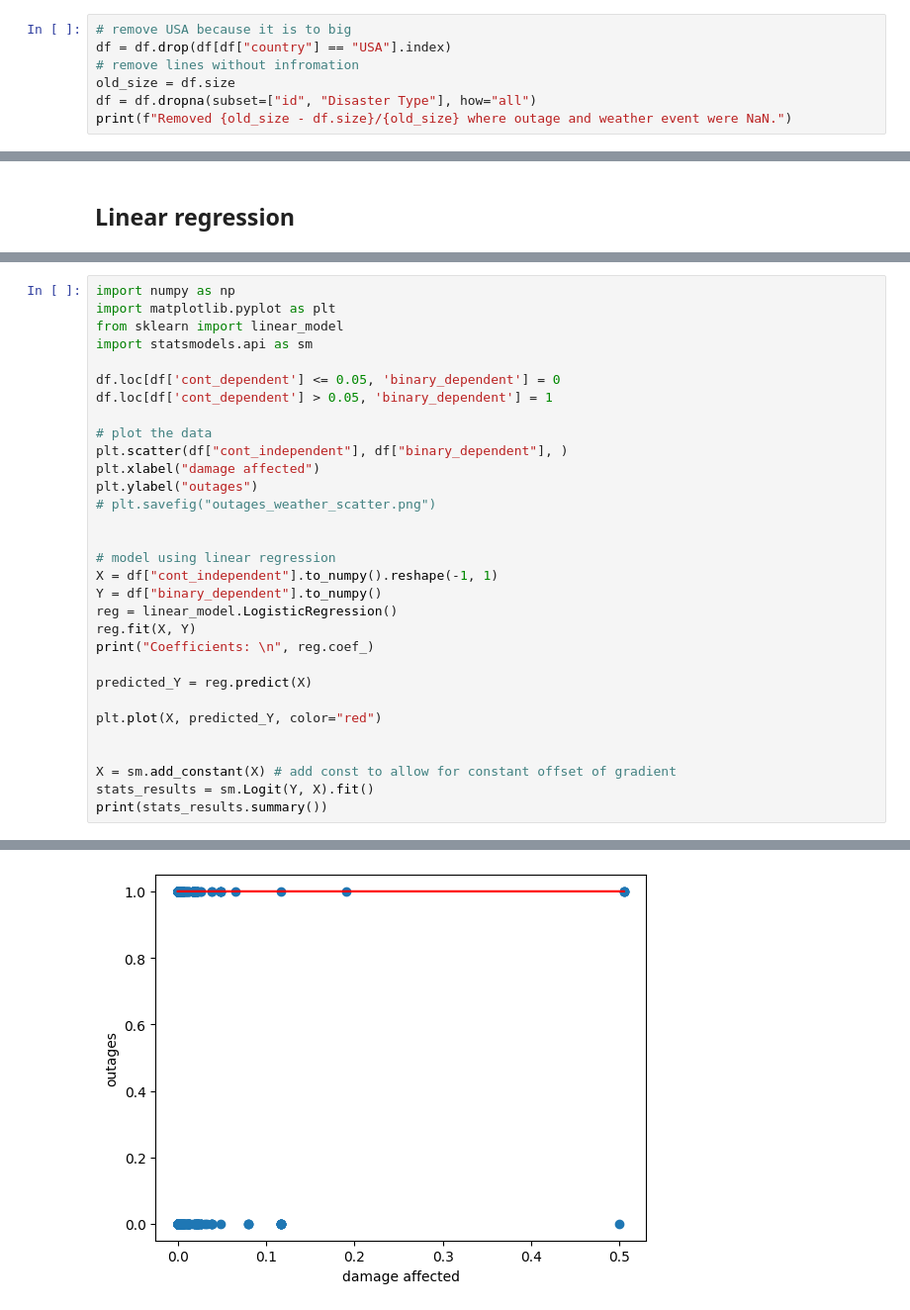
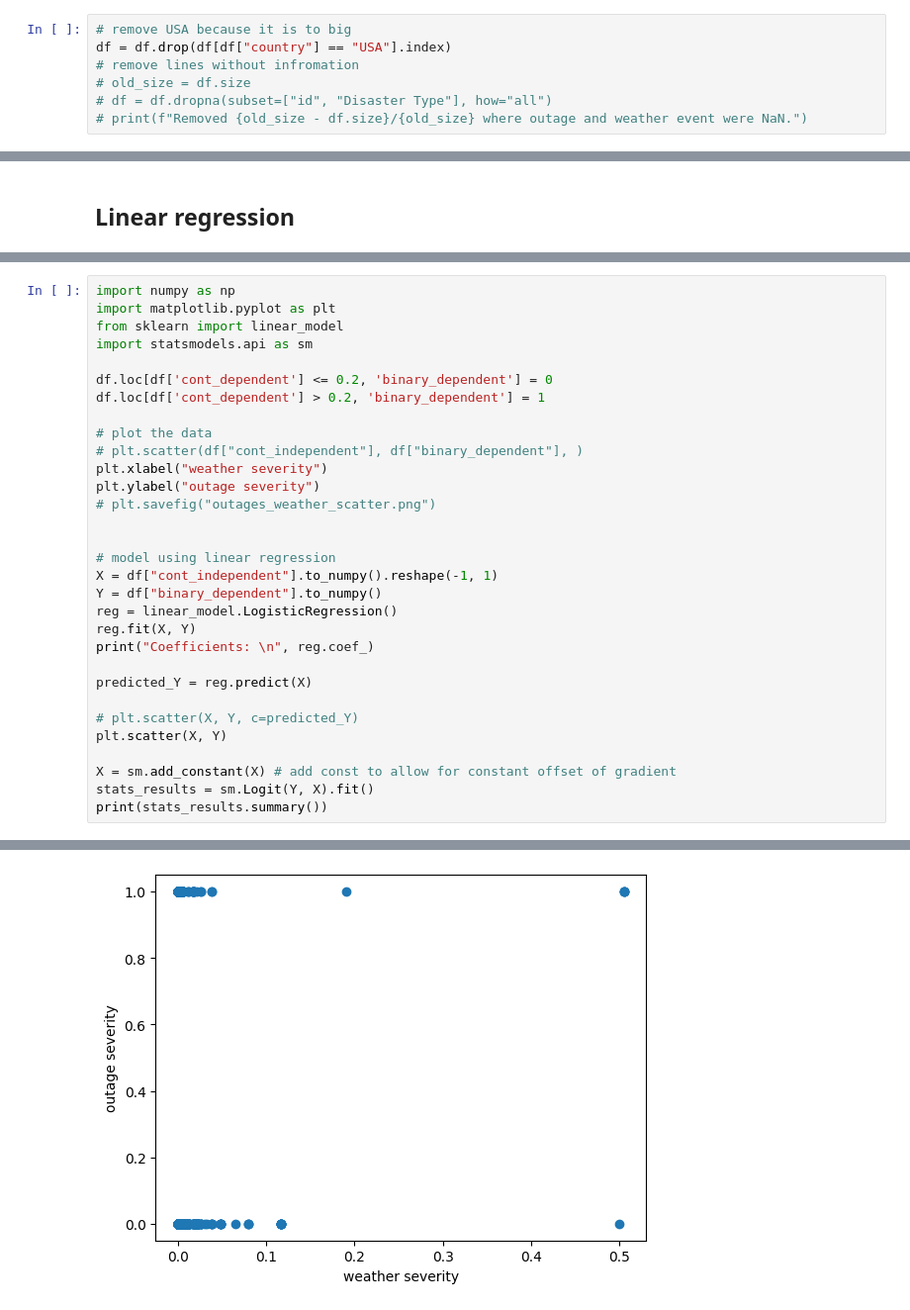
Before and after one commit to cetceeve/StormCloud, a Jupyter notebook: notebooks/linear_regr.ipynb, the cells around one changed output, grey strips where cells are left out. Shown at 99% size. Drawn from its saved outputs; the diff is of its cells as text.

```diff
--- a/notebooks/linear_regr.ipynb
+++ b/notebooks/linear_regr.ipynb
@@ -22,6 +22,6 @@ Remove rows that are not interesting to us
 # remove USA because it is to big
 df = df.drop(df[df["country"] == "USA"].index)
 # remove lines without infromation
-old_size = df.size
-df = df.dropna(subset=["id", "Disaster Type"], how="all")
-print(f"Removed {old_size - df.size}/{old_size} where outage and weather event were NaN.")
+# old_size = df.size
+# df = df.dropna(subset=["id", "Disaster Type"], how="all")
+# print(f"Removed {old_size - df.size}/{old_size} where outage and weather event were NaN.")
@@ -225,13 +260,13 @@ import matplotlib.pyplot as plt
 from sklearn import linear_model
 import statsmodels.api as sm
 
-df.loc[df['cont_dependent'] <= 0.05, 'binary_dependent'] = 0
-df.loc[df['cont_dependent'] > 0.05, 'binary_dependent'] = 1
+df.loc[df['cont_dependent'] <= 0.2, 'binary_dependent'] = 0
+df.loc[df['cont_dependent'] > 0.2, 'binary_dependent'] = 1
 
 # plot the data
-plt.scatter(df["cont_independent"], df["binary_dependent"], )
-plt.xlabel("damage affected")
-plt.ylabel("outages")
+# plt.scatter(df["cont_independent"], df["binary_dependent"], )
+plt.xlabel("weather severity")
+plt.ylabel("outage severity")
 # plt.savefig("outages_weather_scatter.png")
 
 
@@ -244,8 +279,8 @@ print("Coefficients: \n", reg.coef_)
 
 predicted_Y = reg.predict(X)
 
-plt.plot(X, predicted_Y, color="red")
-
+# plt.scatter(X, Y, c=predicted_Y)
+plt.scatter(X, Y)
 
 X = sm.add_constant(X) # add const to allow for constant offset of gradient
 stats_results = sm.Logit(Y, X).fit()
@@ -273,2 +308,2 @@ x1            -2.5318      1.679     -1.508      0.132      -5.823       0.759
 ==============================================================================
-[figure, old version]
+[figure, new version]
```
Also changed, not shown: parts of 11 cells of this notebook.
